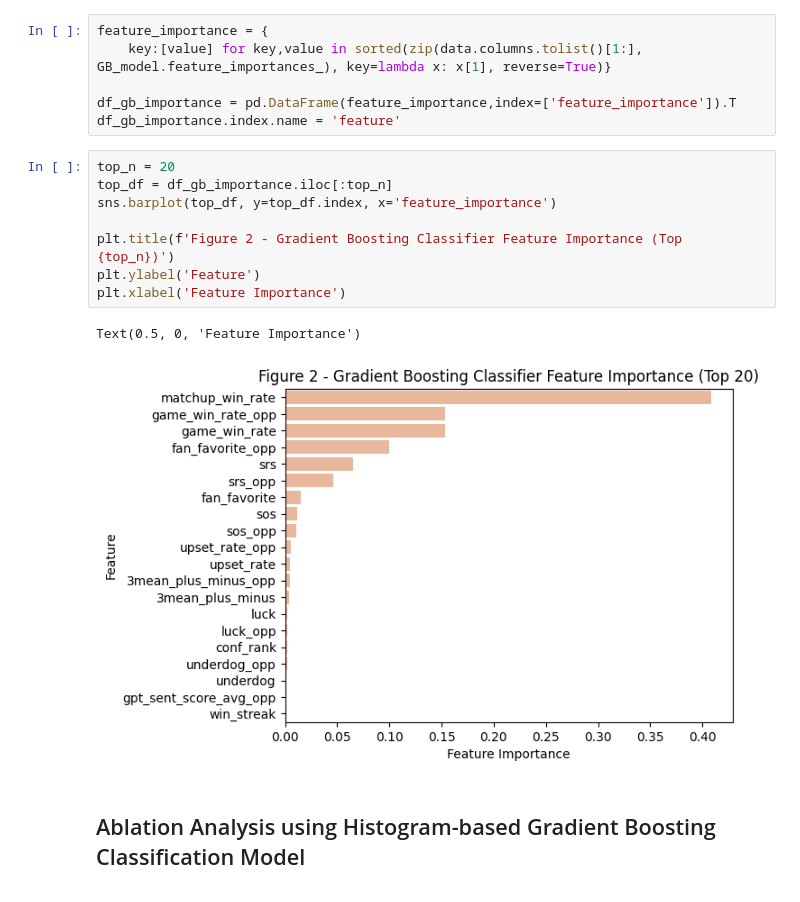
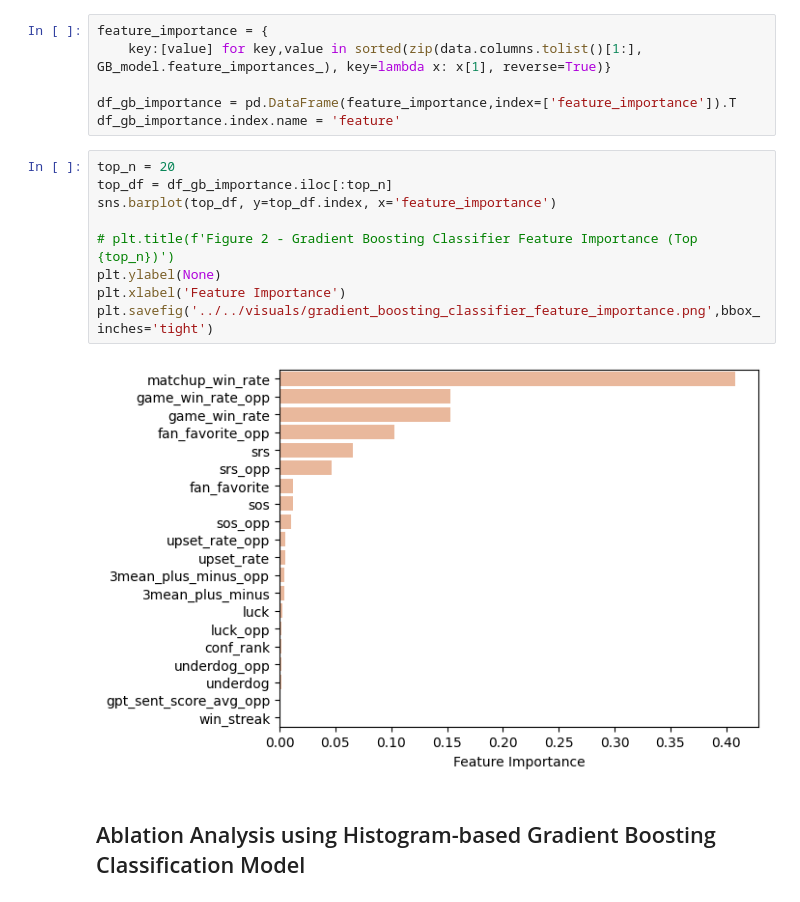
Before and after one commit to nickjwheatley/march_madness_predictor, a Jupyter notebook: eda/supervised_learning/feature_importance_analysis.ipynb, the cells around one changed output. Saved outputs shown, nothing was run; the diff lists cells and outputs as text.

```diff
--- a/eda/supervised_learning/feature_importance_analysis.ipynb
+++ b/eda/supervised_learning/feature_importance_analysis.ipynb
@@ -84,14 +85,14 @@ df_gb_importance.index.name = 'feature'
 # %%
 top_n = 20
 top_df = df_gb_importance.iloc[:top_n]
 sns.barplot(top_df, y=top_df.index, x='feature_importance')
 
-plt.title(f'Figure 2 - Gradient Boosting Classifier Feature Importance (Top {top_n})')
-plt.ylabel('Feature')
+# plt.title(f'Figure 2 - Gradient Boosting Classifier Feature Importance (Top {top_n})')
+plt.ylabel(None)
 plt.xlabel('Feature Importance')
+plt.savefig('../../visuals/gradient_boosting_classifier_feature_importance.png',bbox_inches='tight')
 # %% [output]
-Text(0.5, 0, 'Feature Importance')
-[figure, old version]
+[figure, new version]
 # %% [markdown]
 ## Ablation Analysis using Histogram-based Gradient Boosting Classification Model
 # %%
```
Also changed, not shown: parts of 5 cells of this notebook, 7 other files.
